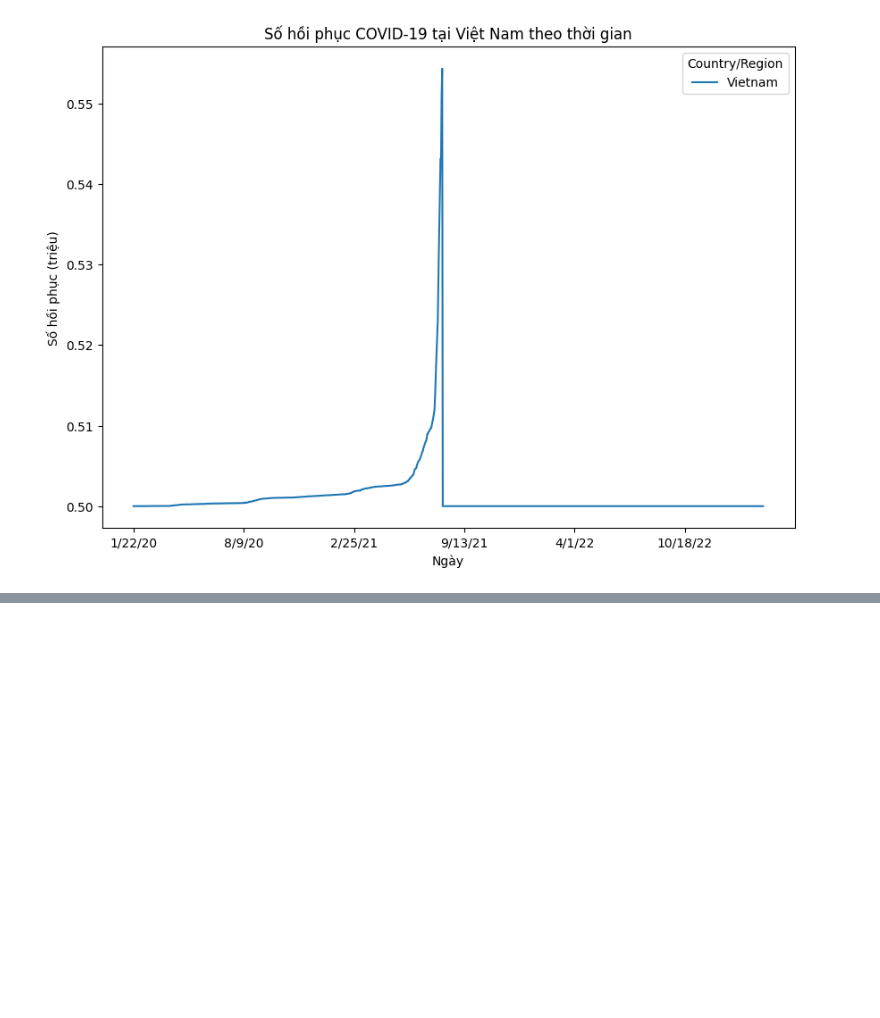
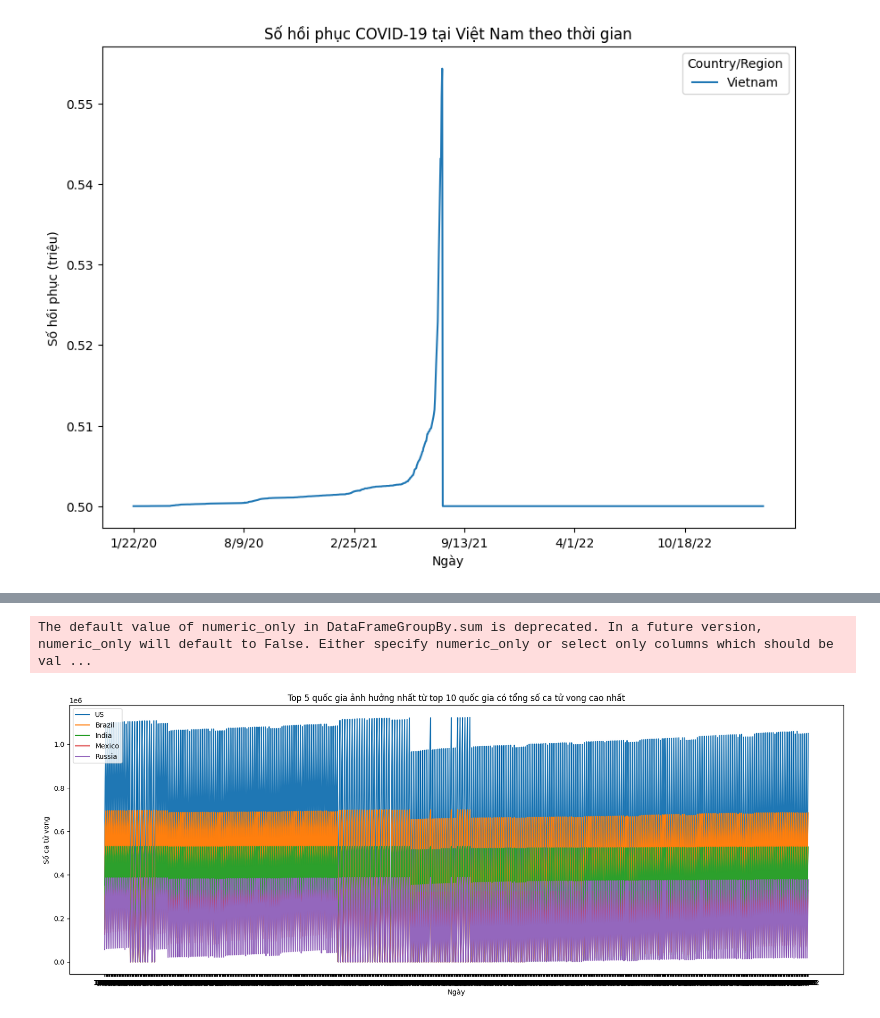
Before and after one commit to TANGTHEMANH/phan_tich_du_lieu, a Jupyter notebook: coronavirus_analytics.ipynb, the cells around one changed output, grey strips where cells are left out. Cells and saved outputs as stored; diff of their text form; code cells hidden in the pictures; blank space fills up the shorter version.

```diff
--- a/coronavirus_analytics.ipynb
+++ b/coronavirus_analytics.ipynb
@@ -688,0 +854,20 @@ plt.show()
+# %%
+# Lấy top 5 quốc gia ảnh hưởng nhất trong top 10 quốc gia có tổng số ca tử vong cao nhất
+top5_affected_countries = ['US', 'Brazil', 'India', 'Mexico', 'Russia']
+
+# Lấy dữ liệu số ca tử vong của top 5 quốc gia ảnh hưởng nhất
+data = df_merged[df_merged['Country/Region'].isin(top5_affected_countries)].groupby(by=['Country/Region', 'Date']).sum()['Deaths']
+
+# Vẽ biểu đồ đường thể hiện số ca tử vong của top 5 quốc gia ảnh hưởng nhất
+plt.figure(figsize=(20, 7))
+for country in top5_affected_countries:
+    plt.plot(data[country].index, data[country].values, label=country)
+
+plt.xlabel('Ngày')
+plt.ylabel('Số ca tử vong')
+plt.title('Top 5 quốc gia ảnh hưởng nhất từ top 10 quốc gia có tổng số ca tử vong cao nhất')
+plt.legend()
+plt.show()
+# %% [output]
+The default value of numeric_only in DataFrameGroupBy.sum is deprecated. In a future version, numeric_only will default to False. Either specify numeric_only or select only columns which should be val ...
+[figure, added]
```
Also changed, not shown: parts of 14 cells of this notebook.
